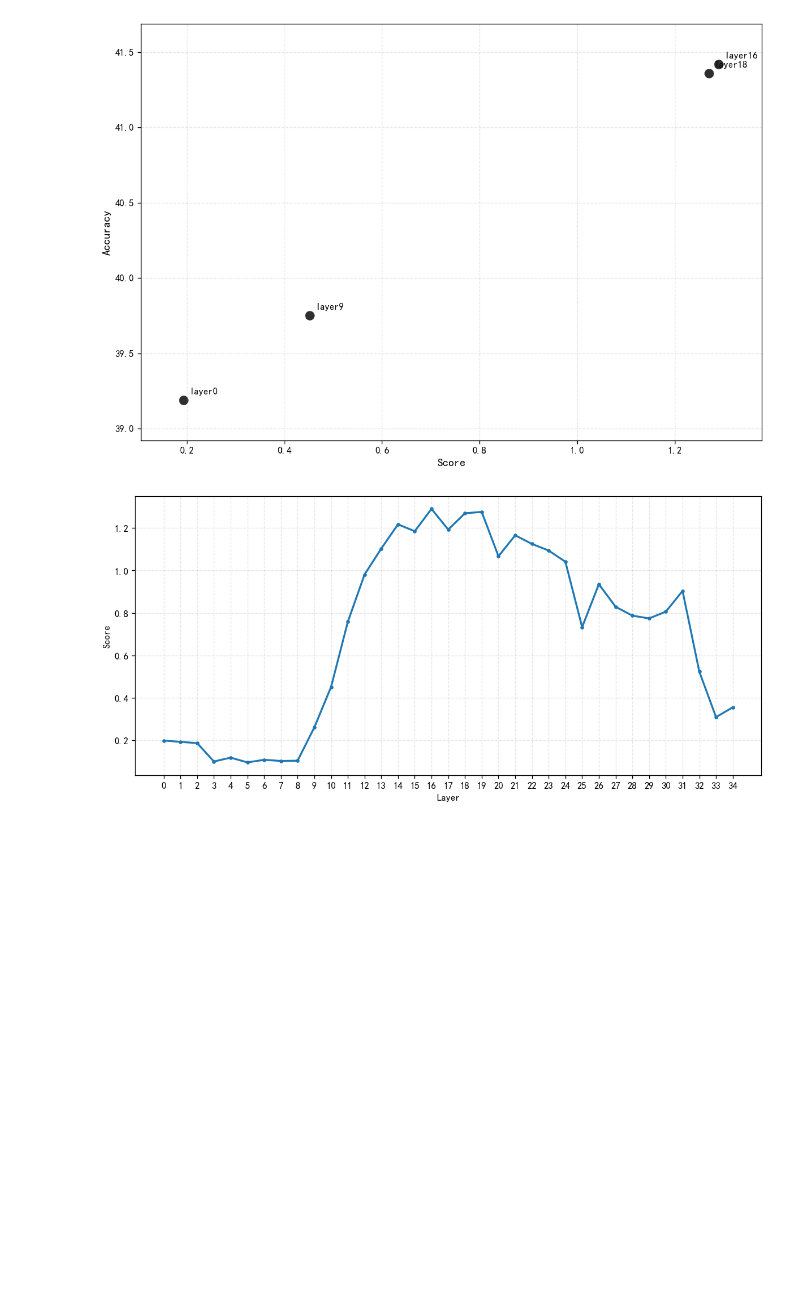
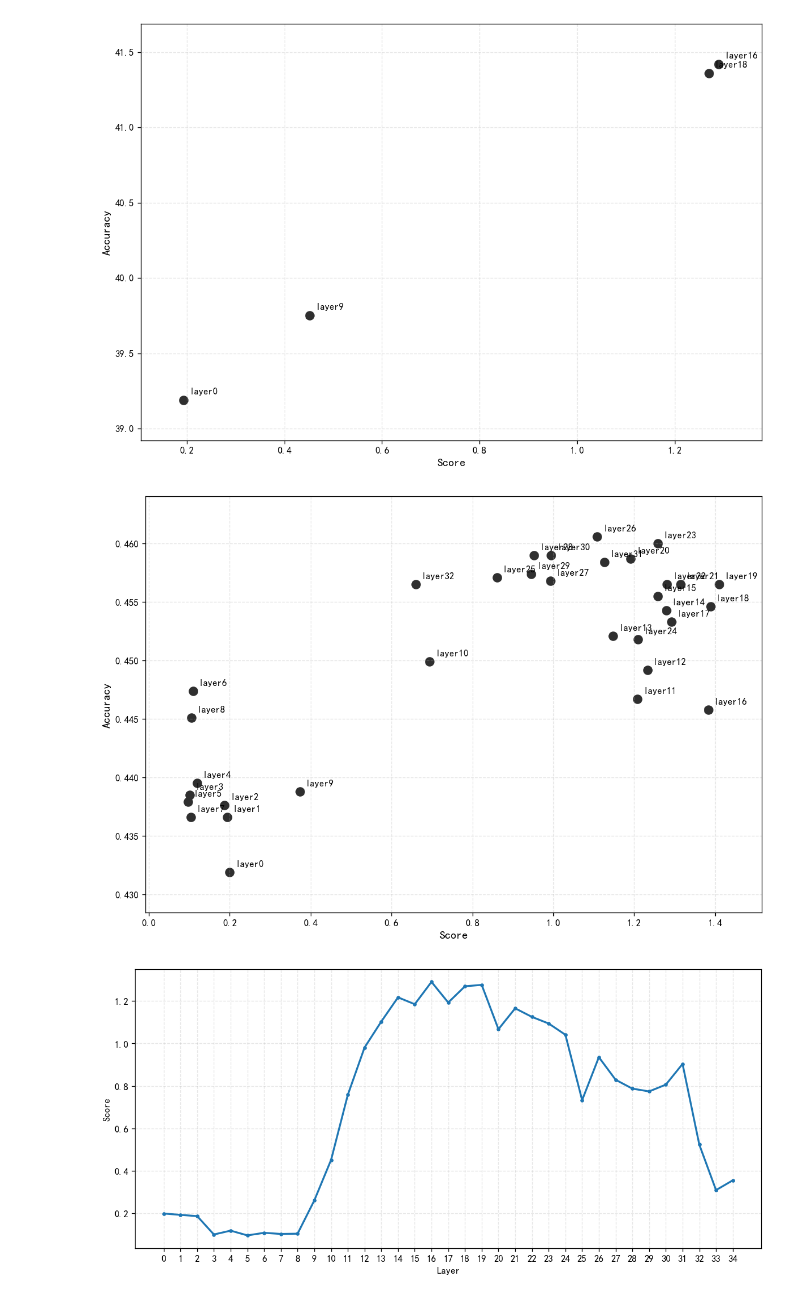
Before and after one commit to Cosmo-klara/Blog, a Jupyter notebook: src/content/blog/2_week9/1.ipynb, the cells around one changed output. Saved outputs shown, nothing was run; the diff lists cells and outputs as text; code cells hidden in the pictures; blank space fills up the shorter version.

```diff
--- a/src/content/blog/2_week9/1.ipynb
+++ b/src/content/blog/2_week9/1.ipynb
@@ -57,29 +57,101 @@ plt.show()
 # %%
 import matplotlib.pyplot as plt
 import numpy as np
 
 plt.rcParams["font.sans-serif"] = ["SimHei", "Microsoft YaHei", "Noto Sans CJK SC"]
 plt.rcParams["axes.unicode_minus"] = False
 
-models = ['layer0', 'layer9', 'layer16', 'layer18']
-accuracy = [39.19, 39.75, 41.42, 41.36]
-# scores = [0.19337132573127747, 0.45183658599853516, 1.2899484634399414, 1.269287347793579]
+models = [
+    'layer0',
+    'layer1',
+    'layer2',
+    'layer3',
+    'layer4',
+    'layer5',
+    'layer6',
+    'layer7',
+    'layer8',
+    'layer9',
+    'layer10',
+    'layer11',
+    'layer12',
+    'layer13',
+    'layer14',
+    'layer15',
+    'layer16',
+    'layer17',
+    'layer18',
+    'layer19',
+    'layer20',
+    'layer21',
+    'layer22',
+    'layer23',
+    'layer24',
+    'layer25',
+    'layer26',
+    'layer27',
+    'layer28',
+    'layer29',
+    'layer30',
+    'layer31',
+    'layer32',
+    ]
+accuracy = [
+    0.4319, 0.4366, 0.4376, 0.4385, 0.4395, 0.4379, 0.4474, 0.4366, 0.4451, 0.4388, 0.4499, 0.4467, 0.4492, 0.4521, 0.4543, 0.4555, 0.4458, 0.4533, 0.4546, 0.4565, 0.4587, 0.4565, 0.4565, 0.4600, 0.4518, 0.4571, 0.4606, 0.4568, 0.4590, 0.4574, 0.4590, 0.4584, 0.4565
+    ]
+scores = [
+    0.199546679854393,
+    0.19337132573127747,
+    0.18733863532543182,
+    0.10087939351797104,
+    0.11902636289596558,
+    0.09663645178079605,
+    0.10877932608127594,
+    0.10346553474664688,
+    0.10470513254404068,
+    0.3735189437866211,
+    0.6944876909255981,
+    1.2084312438964844,
+    1.2327806949615479,
+    1.1483343839645386,
+    1.2796709537506104,
+    1.258148431777954,
+    1.383480429649353,
+    1.2922133207321167,
+    1.3888214826583862,
+    1.4101210832595825,
+    1.1914008855819702,
+    1.3141934871673584,
+    1.2814666032791138,
+    1.2585043907165527,
+    1.209640383720398,
+    0.8605061173439026,
+    1.108925223350525,
+    0.9927821159362793,
+    0.9523621201515198,
+    0.9457959532737732,
+    0.9946978092193604,
+    1.126065969467163,
+    0.6595823764801025,
+    ]
 # scores = [0.1934, 0.4518, 1.2899, 1.2693]
 
 fig, ax = plt.subplots(figsize=(10, 6.8), dpi=120)
 
 ax.scatter(scores, accuracy, s=80, color='#2f2f2f')
 
 for name, acc, f in zip(models, accuracy, scores):
     ax.annotate(name, xy=(f, acc), xytext=(6, 6), textcoords='offset points', fontsize=10)
 
 ax.set_xlabel('Score', fontsize=12)
 ax.set_ylabel('Accuracy', fontsize=12)
 ax.grid(True, linestyle='--', alpha=0.3)
 ax.margins(x=0.08, y=0.12)
 
 fig.tight_layout()
 plt.show()
+# %% [output]
+[figure, added]
 # %%
 import matplotlib.pyplot as plt
 import numpy as np
```
Also changed, not shown: parts of 1 cell of this notebook, 1 other file.
